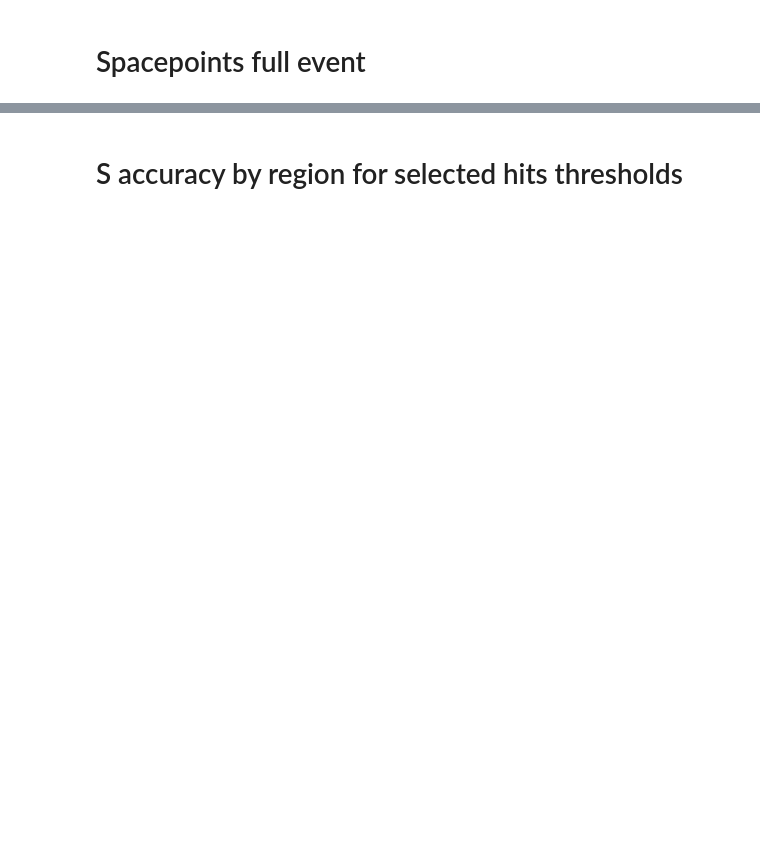
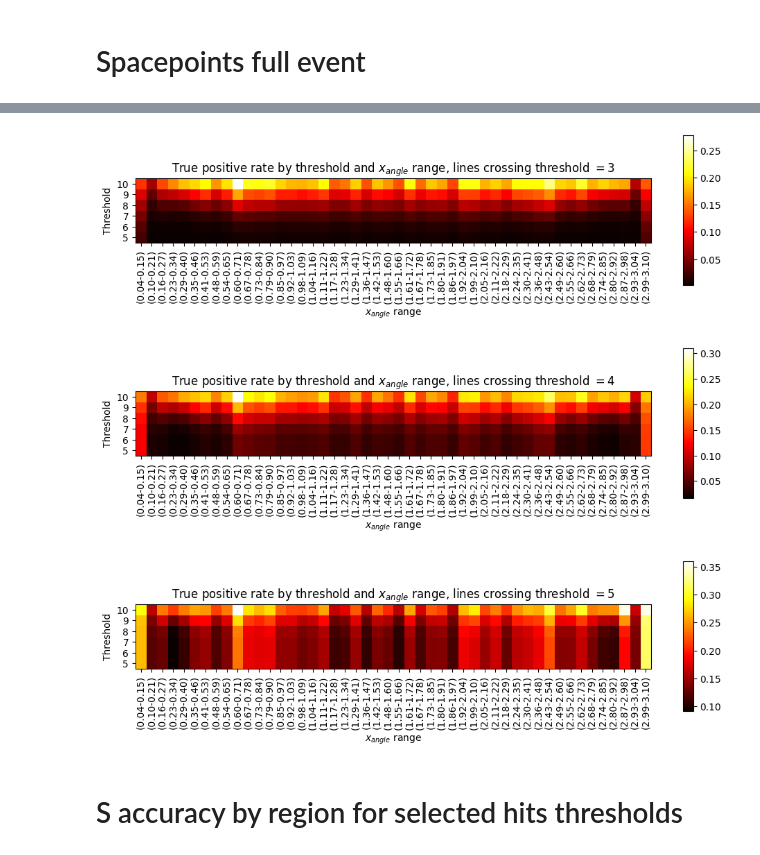
Before and after one commit to tboldagh/helix-solver, a Jupyter notebook: application/experimental/CpuHelixSolverTests/QualityTestsNotebook.ipynb, the cells around one changed output, grey strips where cells are left out. Drawn from its saved outputs; the diff is of its cells as text; code cells hidden in the pictures; blank space fills up the shorter version.

```diff
--- a/application/experimental/CpuHelixSolverTests/QualityTestsNotebook.ipynb
+++ b/application/experimental/CpuHelixSolverTests/QualityTestsNotebook.ipynb
@@ -355,7 +403,7 @@ add_test_to_list(base_dir + "/quality_tests/rppi_accuracy_by_region/config.json"
 random.seed(42)
 def particle_to_params_func(particle):
     r = random.randint(1666, 20000)
-    counter_clock_wise = True
+    counter_clock_wise = random.choice([True, False])
     num_points = 10
     return [r, counter_clock_wise, num_points]
 
@@ -696,3 +744,28 @@ draw_heat_map(treshold_range_pair_to_inversed_true_positive_rate_map, stats_by_t
+# %%
+def draw_true_positive_rate_heatmap_for_threshold(stats_by_threshold, crossings_threshold, clim=None):
+    treshold_range_pair_to_true_positive_rate_map = {}
+    for threshold in range(5, 11):
+        stats = stats_by_thresholds[(crossings_threshold, threshold)]
+        for x_angle_range, num_solutions, index in zip(stats["solutions_count_by_x_angle_range"].keys(), stats["solutions_count_by_x_angle_range"].values(), range(len(stats["solutions_count_by_x_angle_range"]))):
+            count = stats["x_angle_counts_all"][index]
+            accuracy = stats["x_angle_accuracies_all"][index]
+
+            if num_solutions == 0:
+                treshold_range_pair_to_true_positive_rate_map[(x_angle_range, threshold)] = 0
+            else:
+                treshold_range_pair_to_true_positive_rate_map[(x_angle_range, threshold)] = min(1, count * accuracy / num_solutions)
+
+    def x_ticks_label_func(x_value):
+        return f"({x_value[0]:.2f}-{x_value[1]:.2f})"
+    draw_heat_map(treshold_range_pair_to_true_positive_rate_map, stats_by_threshold[(3, 5)]["solutions_count_by_x_angle_range"], range(5, 11), "True positive rate by threshold and $x_{angle}$ range, lines crossing threshold $=" + str(crossings_threshold) + "$", "$x_{angle}$ range", "Threshold", figure_size=(12, 4), rotate_x_ticks=True, x_ticks_label_func=x_ticks_label_func, clim=clim, aspect=15, shrink=0.7)
+
+draw_true_positive_rate_heatmap_for_threshold(stats_by_thresholds, 3)
+draw_true_positive_rate_heatmap_for_threshold(stats_by_thresholds, 4)
+draw_true_positive_rate_heatmap_for_threshold(stats_by_thresholds, 5)
+# %% [output]
+[figure, added]
+[figure, added]
+[figure, added]
 # %% [markdown]
 # S accuracy by region for selected hits thresholds
 # %%
```
Also changed, not shown: parts of 45 cells of this notebook, 7 other files.
